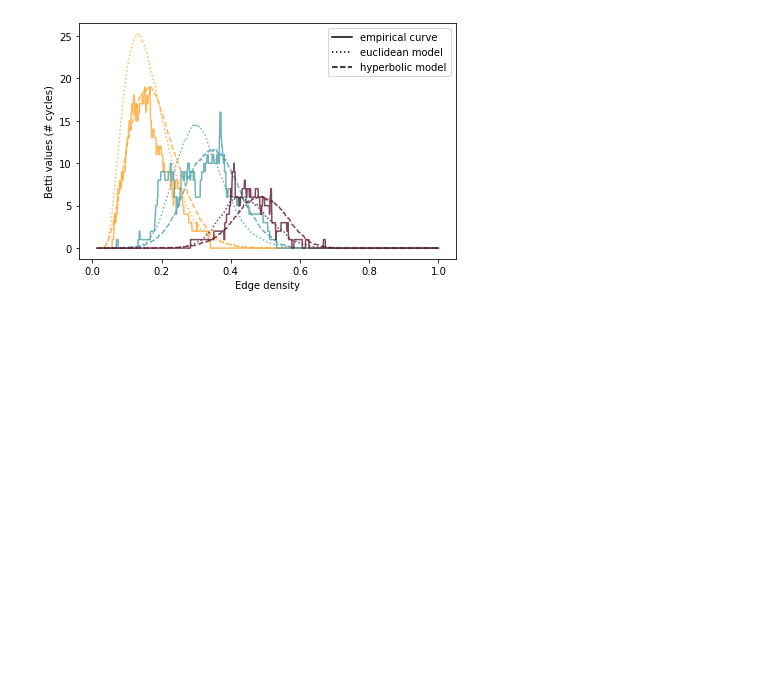
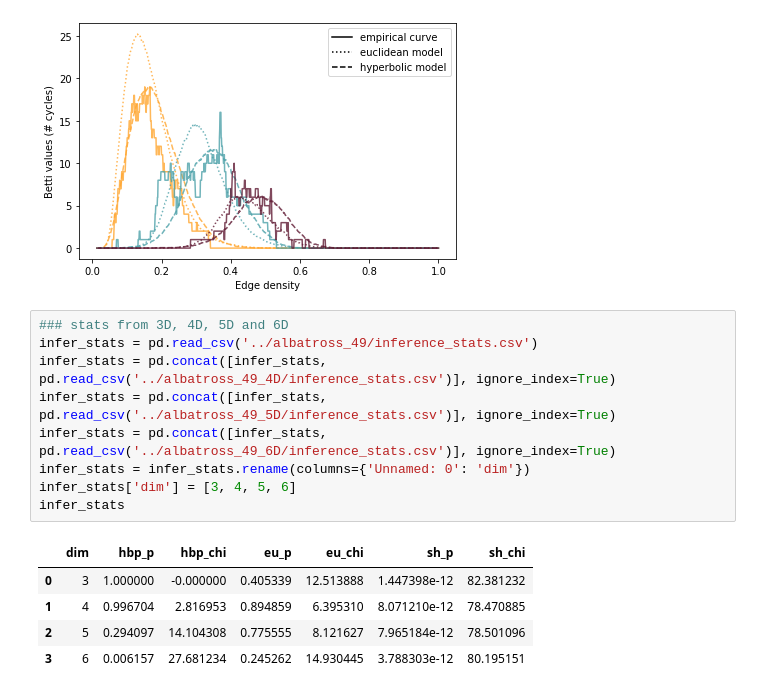
Before and after one commit to Brain-Bridge-Lab/membatross, a Jupyter notebook: membatross_albatross.ipynb, the cells around one changed output. Cells and saved outputs as stored; diff of their text form; blank space fills up the shorter version.

```diff
--- a/membatross_albatross.ipynb
+++ b/membatross_albatross.ipynb
@@ -165,3 +165,18 @@ plt.tight_layout()
 plt.savefig('/Users/fiona/Desktop/membatross/albatross_49/outputs/sub_sample_hippo.png', dpi=300)
 # %% [output]
 [figure]
+# %%
+### stats from 3D, 4D, 5D and 6D
+infer_stats = pd.read_csv('../albatross_49/inference_stats.csv')
+infer_stats = pd.concat([infer_stats, pd.read_csv('../albatross_49_4D/inference_stats.csv')], ignore_index=True)
+infer_stats = pd.concat([infer_stats, pd.read_csv('../albatross_49_5D/inference_stats.csv')], ignore_index=True)
+infer_stats = pd.concat([infer_stats, pd.read_csv('../albatross_49_6D/inference_stats.csv')], ignore_index=True)
+infer_stats = infer_stats.rename(columns={'Unnamed: 0': 'dim'})
+infer_stats['dim'] = [3, 4, 5, 6]
+infer_stats
+# %% [output]
+|  | dim | hbp_p | hbp_chi | eu_p | eu_chi | sh_p | sh_chi |
+| 0 | 3 | 1.000000 | -0.000000 | 0.405339 | 12.513888 | 1.447398e-12 | 82.381232 |
+| 1 | 4 | 0.996704 | 2.816953 | 0.894859 | 6.395310 | 8.071210e-12 | 78.470885 |
+| 2 | 5 | 0.294097 | 14.104308 | 0.775555 | 8.121627 | 7.965184e-12 | 78.501096 |
+| 3 | 6 | 0.006157 | 27.681234 | 0.245262 | 14.930445 | 3.788303e-12 | 80.195151 |
```
Also changed, not shown: parts of 4 cells of this notebook, 5 other files.
